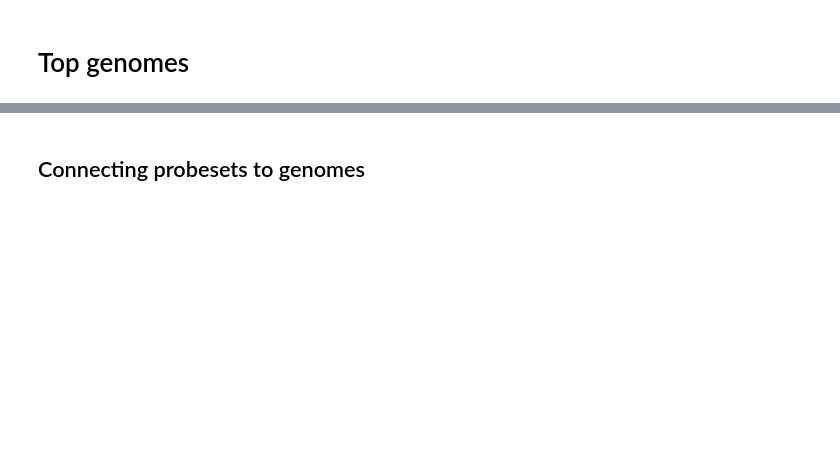
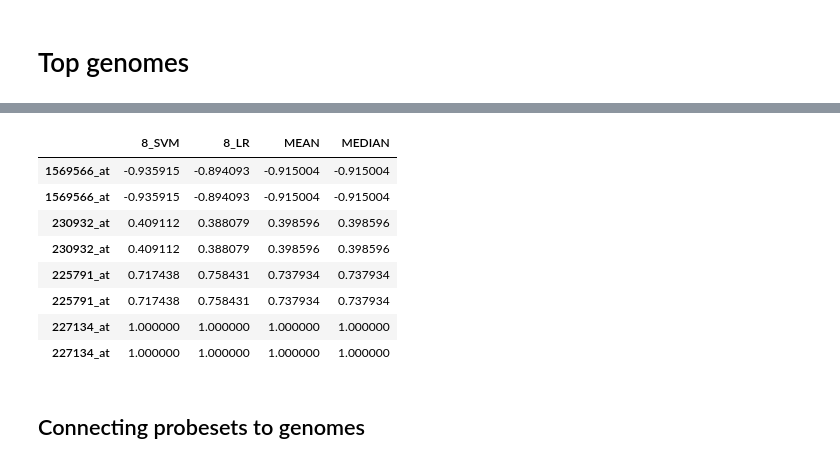
Before and after one commit to bramiozo/RexR, a Jupyter notebook: notebook.ipynb, the cells around one changed output, grey strips where cells are left out. Drawn from its saved outputs; the diff is of its cells as text; code cells hidden in the pictures; blank space fills up the shorter version.

```diff
--- a/notebook.ipynb
+++ b/notebook.ipynb
@@ -19,14 +19,14 @@ Using TensorFlow backend.
 # %% [markdown]
 # Classification
 # %%
-METHOD_LIST = ['RF','XGB', 'LGBM', 'ExtraTrees','SVM', 'LR', 'MLNN', 'RVM', 'DNN', 'CNN'] #, 'NaiveBayes','MLNN', 'XGB'] #
+METHOD_LIST = ['RF','XGB', 'LGBM', 'ExtraTrees','SVM', 'LR', 'MLNN', 'RVM', 'DNN']#, 'CNN'] #, 'NaiveBayes','MLNN', 'XGB'] #
 Runs = []
 nruns = 1
 SCALER = "standard" # minmax, standard, normaliser
 GROUPING = "mean"
 FEAT_SELECTOR = "low_variance" # "low_variance" None
 SELECTOR_METHOD = "FDR" # mannwhitney, FDR
-SELECTOR_ALPHA = 0.05 # see this as the maximum p-value to classify
+SELECTOR_ALPHA = 0.01 # see this as the maximum p-value to classify
 DIM_TYPE =  None #"PCA" #"LDA", "PCA", "PLS"
 DIM_NUM = 1000
 Results = None
@@ -144,3 +134,15 @@ top_weights, top_coeffs = _helpers.get_top_genes(MODELS=MODELS, n_max=5000, RexR
+# %%
+top_coeffs
+# %% [output]
+|  | 8_SVM | 8_LR | MEAN | MEDIAN |
+| 1569566_at | -0.935915 | -0.894093 | -0.915004 | -0.915004 |
+| 1569566_at | -0.935915 | -0.894093 | -0.915004 | -0.915004 |
+| 230932_at | 0.409112 | 0.388079 | 0.398596 | 0.398596 |
+| 230932_at | 0.409112 | 0.388079 | 0.398596 | 0.398596 |
+| 225791_at | 0.717438 | 0.758431 | 0.737934 | 0.737934 |
+| 225791_at | 0.717438 | 0.758431 | 0.737934 | 0.737934 |
+| 227134_at | 1.000000 | 1.000000 | 1.000000 | 1.000000 |
+| 227134_at | 1.000000 | 1.000000 | 1.000000 | 1.000000 |
 # %% [markdown]
 ## Connecting probesets to genomes
 # %%
```
Also changed, not shown: parts of 6 cells of this notebook, 2 other files.
